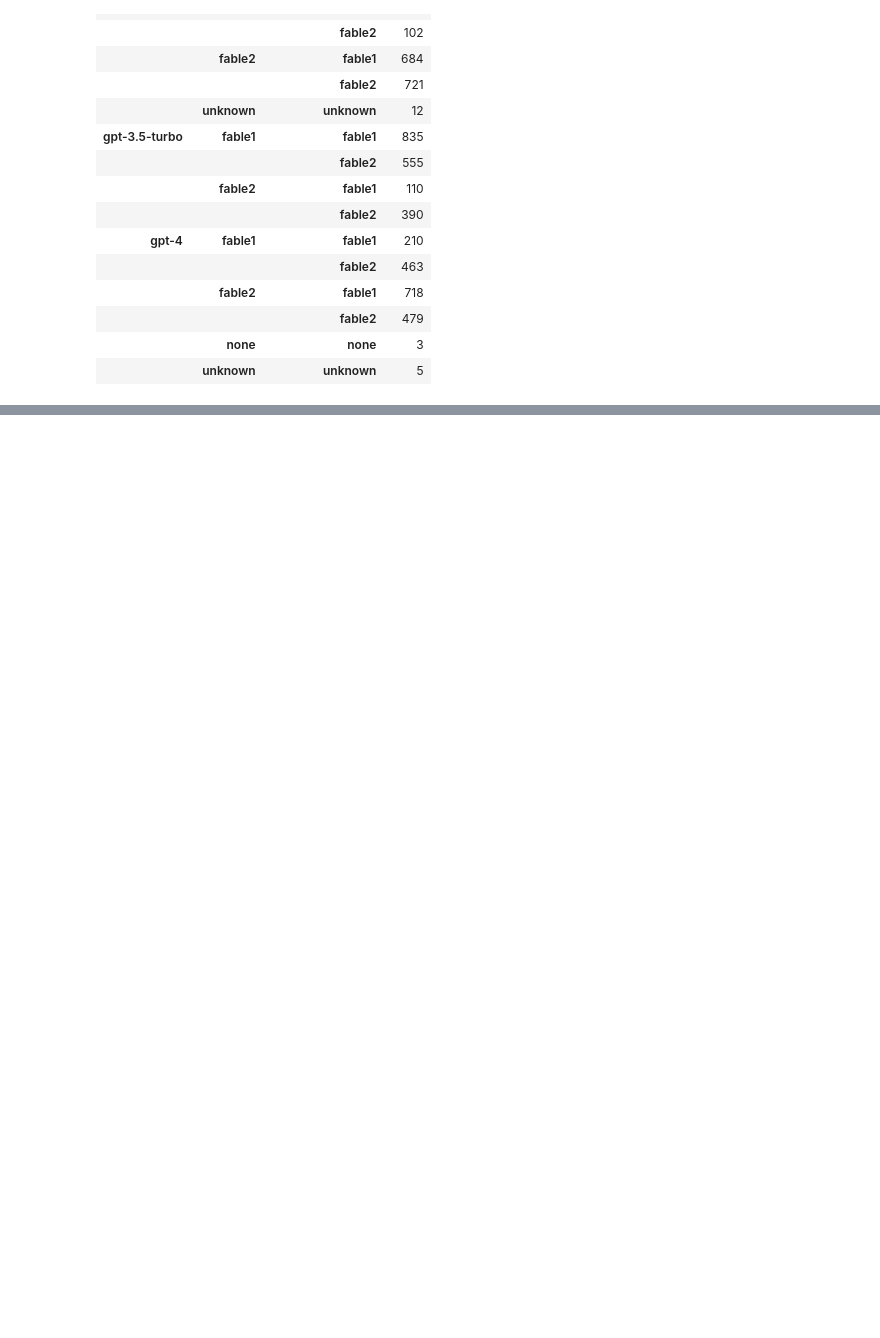
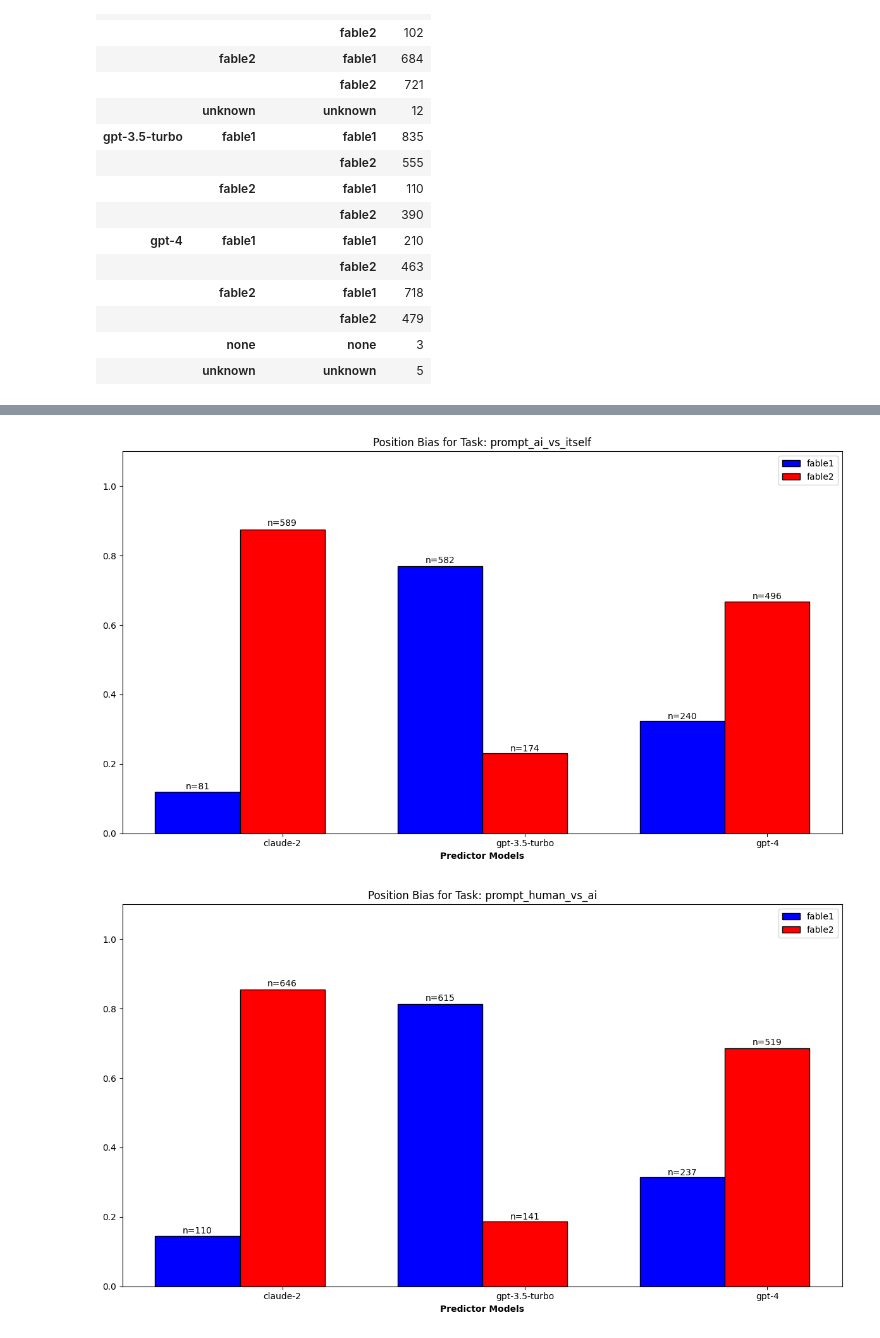
Before and after one commit to qfeuilla/TuringMirror, a Jupyter notebook: explore_data.ipynb, the cells around one changed output, grey strips where cells are left out. Saved outputs shown, nothing was run; the diff lists cells and outputs as text; code cells hidden in the pictures; blank space fills up the shorter version.

Commit message:
bias and accuracy plot

```diff
--- a/explore_data.ipynb
+++ b/explore_data.ipynb
@@ -38,0 +72,59 @@ data.dropna().groupby(["predictor", "prediction", "correct_prediction", ])["pred
+# %%
+
+# Compute position bias proportions
+position_bias = data.groupby(["predictor", "prompt_fun"])["prediction"].value_counts(normalize=True).reset_index(name="proportion")
+
+# Compute the sample sizes
+sample_sizes = data.groupby(["predictor", "prompt_fun"])["prediction"].value_counts().reset_index(name="count")
+
+# Plotting the position bias
+for task in position_bias['prompt_fun'].unique():
+    sub_data = position_bias[position_bias['prompt_fun'] == task]
+    sub_data_count = sample_sizes[sample_sizes['prompt_fun'] == task]
+
+    plt.figure(figsize=(12, 7))
+
+    # Setting up the bar positions
+    bar_width = 0.35
+    r1 = np.arange(len(sub_data['predictor'].unique()))
+    r2 = [x + bar_width for x in r1]
+
+    # Bars for 'fable1' and 'fable2'
+    bars1 = []
+    bars2 = []
+    counts1 = []
+    counts2 = []
+    for model in sub_data['predictor'].unique():
+        model_data = sub_data[sub_data['predictor'] == model]
+        model_data_count = sub_data_count[sub_data_count['predictor'] == model]
+        bars1.append(model_data[model_data['prediction'] == 'fable1']['proportion'].values[0] if len(model_data[model_data['prediction'] == 'fable1']) > 0 else 0)
+        bars2.append(model_data[model_data['prediction'] == 'fable2']['proportion'].values[0] if len(model_data[model_data['prediction'] == 'fable2']) > 0 else 0)
+        counts1.append(model_data_count[model_data_count['prediction'] == 'fable1']['count'].values[0] if len(model_data_count[model_data_count['prediction'] == 'fable1']) > 0 else 0)
+        counts2.append(model_data_count[model_data_count['prediction'] == 'fable2']['count'].values[0] if len(model_data_count[model_data_count['prediction'] == 'fable2']) > 0 else 0)
+
+    # Create bars
+    bar1 = plt.bar(r1, bars1, width=bar_width, label='fable1', color='blue', edgecolor='black')
+    bar2 = plt.bar(r2, bars2, width=bar_width, label='fable2', color='red', edgecolor='black')
+
+    # Add the counts as labels on top of the bars
+    for idx, rect in enumerate(bar1):
+        height = rect.get_height()
+        plt.text(rect.get_x() + rect.get_width()/2., 1.005*height, f'{counts1[idx]}', ha='center', va='bottom')
+
+    for idx, rect in enumerate(bar2):
+        height = rect.get_height()
+        plt.text(rect.get_x() + rect.get_width()/2., 1.005*height, f'{counts2[idx]}', ha='center', va='bottom')
+
+    # General layout
+    plt.xlabel('Predictor Models', fontweight='bold')
+    plt.xticks([r + bar_width for r in range(len(bars1))], sub_data['predictor'].unique())
+    plt.title(f"Position Bias for Task: {task}")
+    plt.ylim(0, 1.1)  # Adjusting y limit to fit counts
+    plt.legend()
+
+    # Display the plot
+    plt.tight_layout()
+    plt.show()
+# %% [output]
+[figure, added]
+[figure, added]
```
Also changed, not shown: parts of 6 cells of this notebook, 1 other file.
